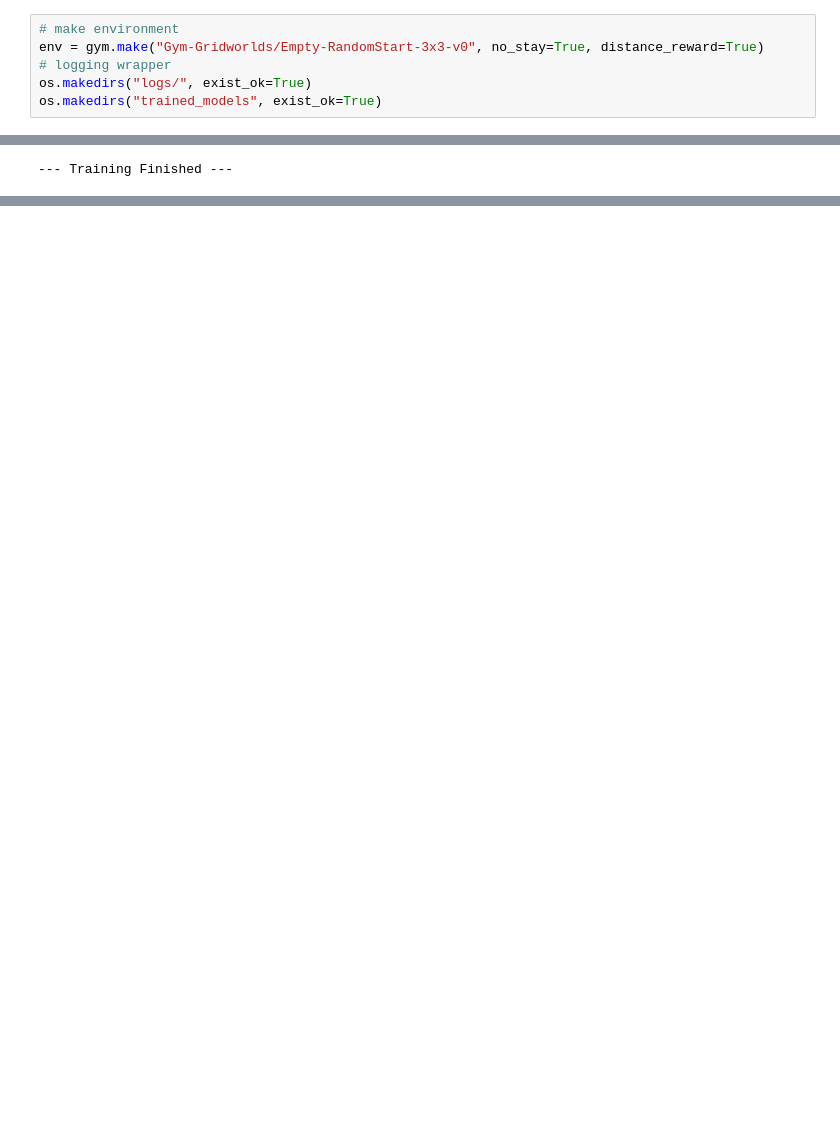
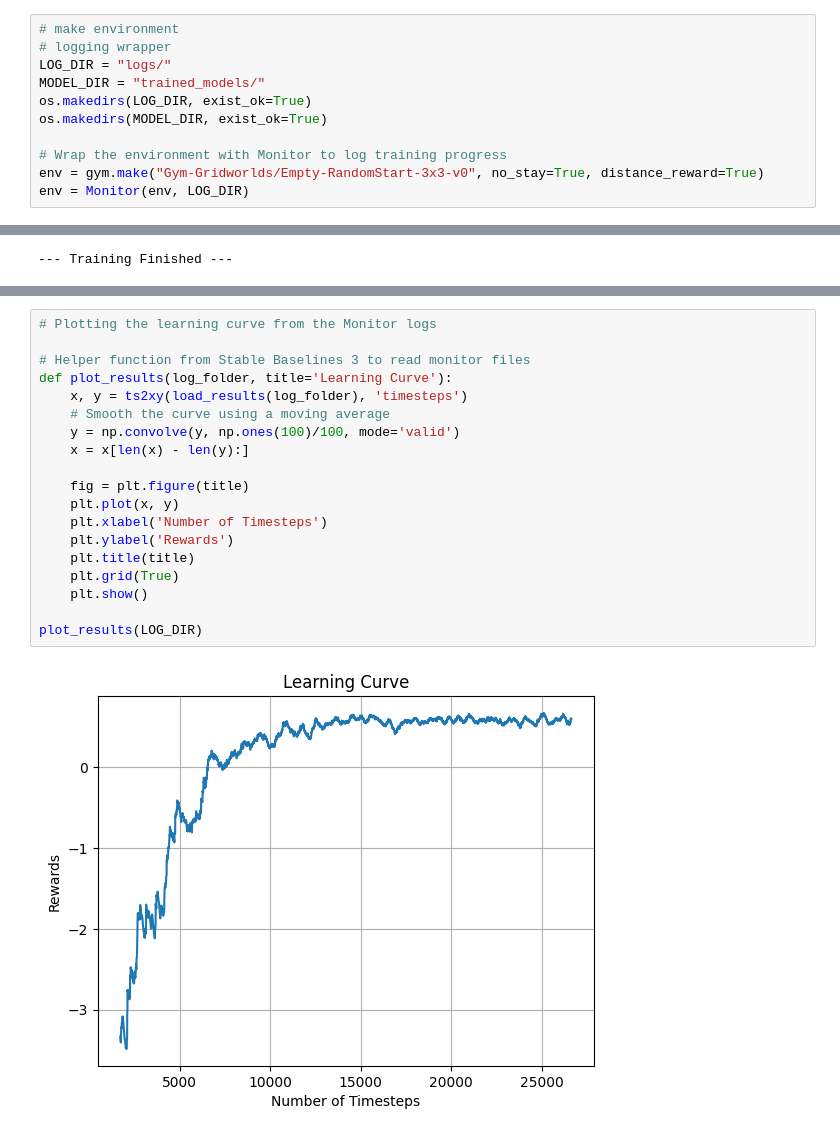
Before and after one commit to alisonands/gym_gridworlds, a Jupyter notebook: test_envs/train3x3.ipynb, the cells around one changed output, grey strips where cells are left out. Drawn from its saved outputs; the diff is of its cells as text; blank space fills up the shorter version.

Commit message:
updates
Q_tabular for all required models. DQN learns!!

```diff
--- a/test_envs/train3x3.ipynb
+++ b/test_envs/train3x3.ipynb
@@ -10,7 +15,12 @@ import os
 # %%
 # make environment
+# logging wrapper
+LOG_DIR = "logs/"
+MODEL_DIR = "trained_models/"
+os.makedirs(LOG_DIR, exist_ok=True)
+os.makedirs(MODEL_DIR, exist_ok=True)
+
+# Wrap the environment with Monitor to log training progress
 env = gym.make("Gym-Gridworlds/Empty-RandomStart-3x3-v0", no_stay=True, distance_reward=True)
-# logging wrapper
-os.makedirs("logs/", exist_ok=True)
-os.makedirs("trained_models", exist_ok=True)
+env = Monitor(env, LOG_DIR)
 # %%
@@ -48,0 +61,21 @@ Mean reward: 0.80 +/- 0.20
+# %%
+# Plotting the learning curve from the Monitor logs
+
+# Helper function from Stable Baselines 3 to read monitor files
+def plot_results(log_folder, title='Learning Curve'):
+    x, y = ts2xy(load_results(log_folder), 'timesteps')
+    # Smooth the curve using a moving average
+    y = np.convolve(y, np.ones(100)/100, mode='valid')
+    x = x[len(x) - len(y):]
+
+    fig = plt.figure(title)
+    plt.plot(x, y)
+    plt.xlabel('Number of Timesteps')
+    plt.ylabel('Rewards')
+    plt.title(title)
+    plt.grid(True)
+    plt.show()
+
+plot_results(LOG_DIR)
+# %% [output]
+[figure, added]
```
Also changed, not shown: parts of 7 cells of this notebook, 16 other files.
